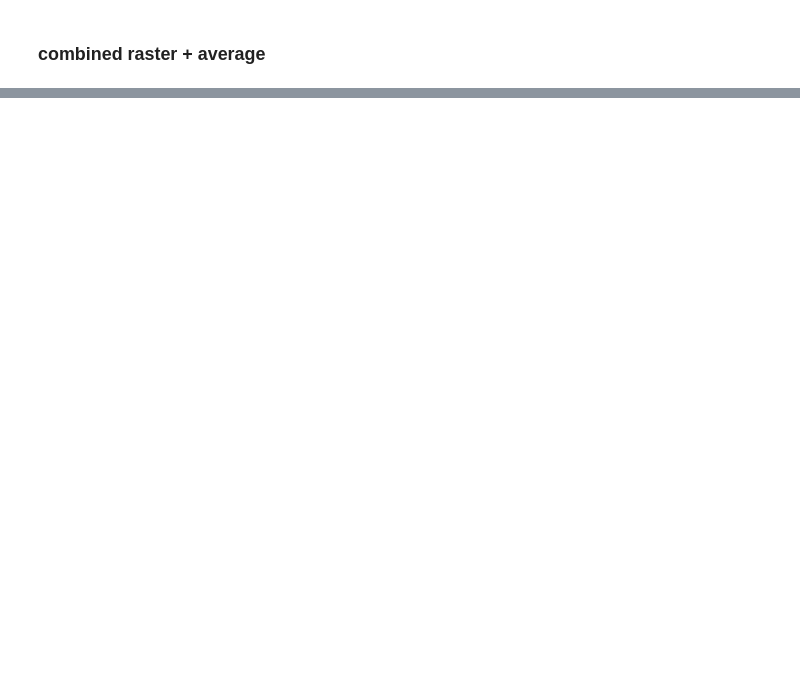
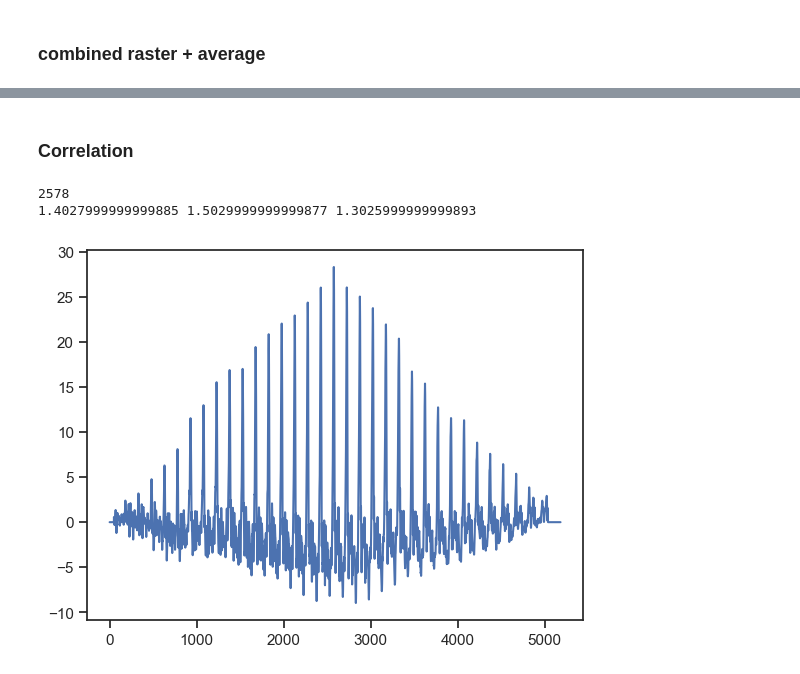
Before and after one commit to Laboratory-of-Vincent-Breton-Provencher/Widefield-Imaging-Acquisition, a Jupyter notebook: analysisPipeline/quickPlots.ipynb, the cells around one changed output, grey strips where cells are left out. Drawn from its saved outputs; the diff is of its cells as text; code cells hidden in the pictures; blank space fills up the shorter version.

```diff
--- a/analysisPipeline/quickPlots.ipynb
+++ b/analysisPipeline/quickPlots.ipynb
@@ -322,0 +325,20 @@ for idx, (sig, col, title) in enumerate(zip(aligned_data_raw, cols, titles)):
+# %% [markdown]
+### Correlation
+# %%
+correlation_HbO = correlate(AP_series, HbO)
+correlation_HbR = correlate(AP_series, -HbR)   # anticorrélé
+correlation_HbT = correlate(AP_series, HbT)
+
+lag_HbO = (len(AP_series) - np.argmax(correlation_HbO))*time[1]
+lag_HbR = (len(AP_series) - np.argmax(correlation_HbR))*time[1]
+lag_HbT = (len(AP_series) - np.argmax(correlation_HbT))*time[1]
+
+plt.plot(correlation_HbR)
+print(np.argmax(correlation_HbR))
+# plt.xlim(2450, 2700)
+
+print(lag_HbO, lag_HbR, lag_HbT)
+# %% [output]
+2578
+1.4027999999999885 1.5029999999999877 1.3025999999999893
+[figure, added]
```
Also changed, not shown: parts of 8 cells of this notebook, 3 other files.
